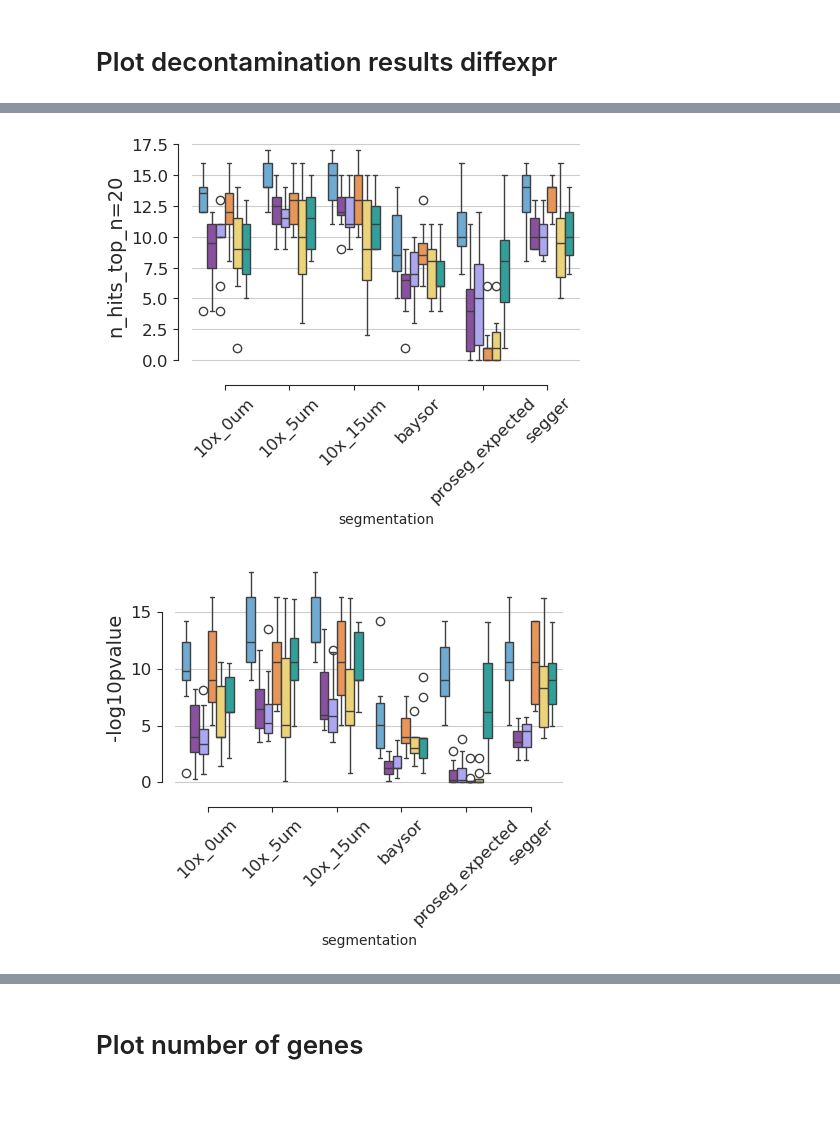
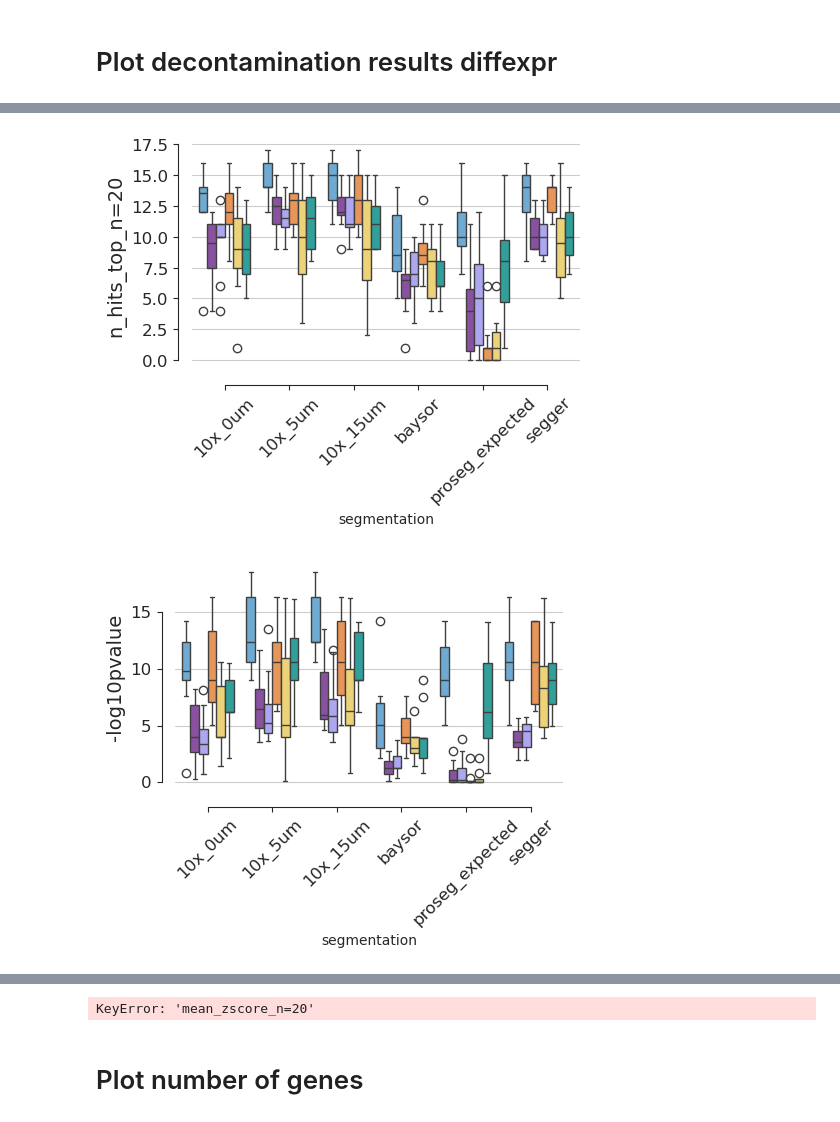
Before and after one commit to bdsc-tds/Bilous2025, a Jupyter notebook: workflow/notebooks/xenium/1-xenium_decontamination_comparison_diffexpr.ipynb, the cells around one changed output, grey strips where cells are left out. Saved outputs shown, nothing was run; the diff lists cells and outputs as text; code cells hidden in the pictures.

```diff
--- a/workflow/notebooks/xenium/1-xenium_decontamination_comparison_diffexpr.ipynb
+++ b/workflow/notebooks/xenium/1-xenium_decontamination_comparison_diffexpr.ipynb
@@ -594,6 +584,7 @@ panel = 'lung'
 ref_cti = 'T cell'
 ref_ctj = 'malignant cell'
 use_precomputed = True
+n = 20
 
 df_count_correction_palette = pd.read_csv(count_correction_palette, index_col=0).iloc[:, 0]
 
@@ -606,6 +597,7 @@ for rank_metric in rank_metrics:
             plot_metric=plot_metric,
             correction_methods=correction_methods,
             use_precomputed=use_precomputed,
+            n = n
         )
 
         if plot_metric in ["hypergeometric_pvalue", "mean_zscore_pvalue"]:
@@ -646,33 +638,33 @@ for rank_metric in rank_metrics:
             )
 
             sns.despine(offset=10, trim=True)
             ax.yaxis.grid(True)
             ax.yaxis.set_tick_params(labelsize=12) # If you also want to change the y-axis numbers
             if plot_metric == '"-log10pvalue"':
                 ax.set.ylabel(r'$-\log_{10} \text{ p-value}$',fontsize=14)
             else:
                 ax.set_ylabel(plot_metric, fontsize=14)
             plt.setp(ax.get_xticklabels(), rotation=45, fontsize=12)
 
             # title = f"Condition: {condition}, Panel: {panel}, Reference: {reference}, Method: {method}, Level: {level} \n{cti} contaminated by {ctj}\n rank metric: {rank_metric}, plot metric: {plot_metric}"
             # plt.suptitle(title, y=1.05)
             # f.legend(
             #     handles=legend_handles,
             #     loc="center left",
             #     bbox_to_anchor=(1, 0.5),
             #     title=hue_correction,
             #     frameon=False,
             # )
             # plt.tight_layout(rect=[0, 0, 1, 0.95])
             # plt.savefig(out_file, dpi=dpi, bbox_inches="tight")
             plt.show()
 # %% [output]
 [figure]
 [figure]
 [figure]
 [figure]
 [figure]
 [figure]
-[figure, old version]
+[figure, new version]
 [figure]
 [figure]
@@ -680,3 +671,4 @@ for rank_metric in rank_metrics:
+KeyError: 'mean_zscore_n=20'
 # %% [markdown]
 # Plot number of genes
 # %%
```
Also changed, not shown: parts of 11 cells of this notebook, 4 other files.
